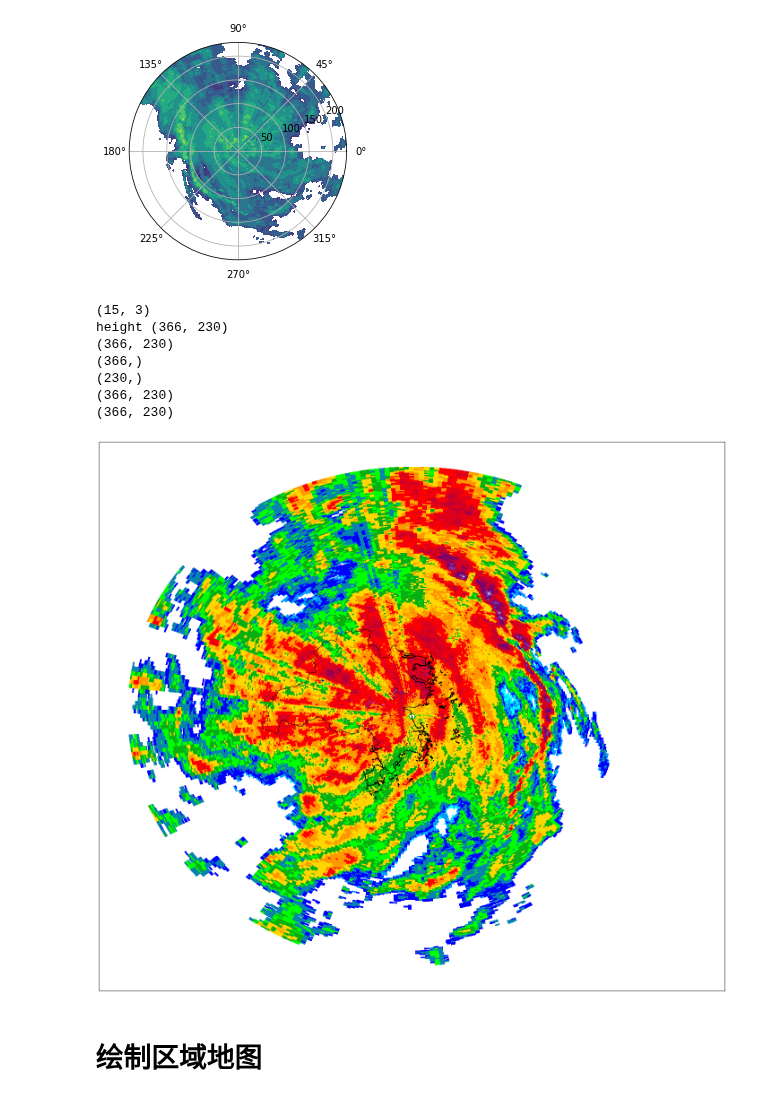
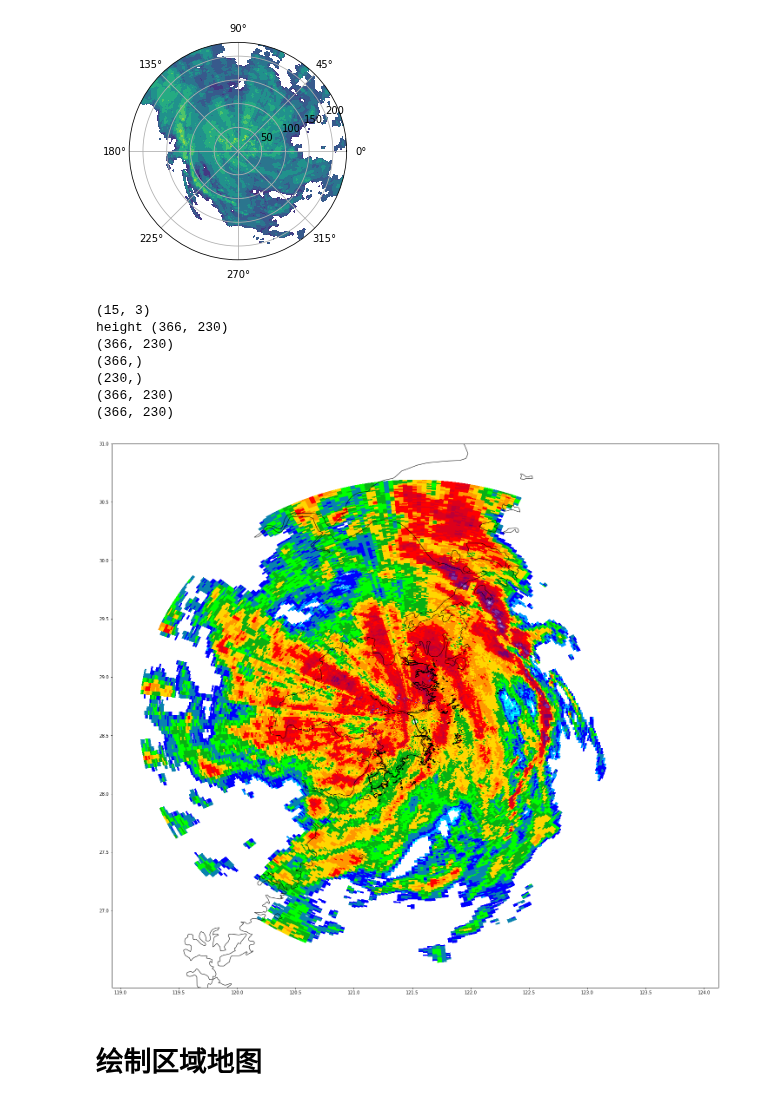
Before and after one commit to liyuan3970/study_demo, a Jupyter notebook: met_plot/rader/pup/Radar_IO读取和绘图.ipynb, the cells around one changed output. Drawn from its saved outputs; the diff is of its cells as text; code cells hidden in the pictures.

```diff
--- a/met_plot/rader/pup/Radar_IO读取和绘图.ipynb
+++ b/met_plot/rader/pup/Radar_IO读取和绘图.ipynb
@@ -70,38 +70,39 @@ print('height',ra.height.shape)
 data = ra.data
 values = data
 print(values.shape)
 azimuths = np.radians(np.linspace(0, 360, 366))
 zeniths = np.arange(0, 230, 1)
 print(azimuths.shape)
 print(zeniths.shape)
 r, theta = np.meshgrid(zeniths, azimuths)
 print(r.shape)
 print(theta.shape)
 fig = plt.figure(figsize=(25, 25))
 ax = plt.axes(projection=ccrs.PlateCarree())
 
 
 #fig, ax = plt.subplots()
 ax.pcolormesh(ra.lon, ra.lat, values,cmap=cmaps )
-box = [120, 123, 27, 29]
+box = [119, 124, 27, 31]
 scale = '10m'
-#ax.coastlines(scale)
-
+ax.coastlines(scale)
+#ax.stock_img()
 fname = 'taizhou.shp'
 shape_feature = ShapelyFeature(Reader(fname).geometries(),
                                 ccrs.PlateCarree(),  edgecolor='k', facecolor='none')
 ax.add_feature(shape_feature)
-
+ax.set_xticks(np.arange(box[0], box[1]+xstep,xstep), crs=ccrs.PlateCarree())
+ax.set_yticks(np.arange(box[2], box[3]+ystep,ystep), crs=ccrs.PlateCarree())
 plt.show()
 # %% [output]
 (15, 3)
 height (366, 230)
 (366, 230)
 (366,)
 (230,)
 (366, 230)
 (366, 230)
-[figure, old version]
+[figure, new version]
 # %% [markdown]
 # 绘制区域地图
 # %%
```
Also changed, not shown: parts of 1 cell of this notebook, 5 other files.
